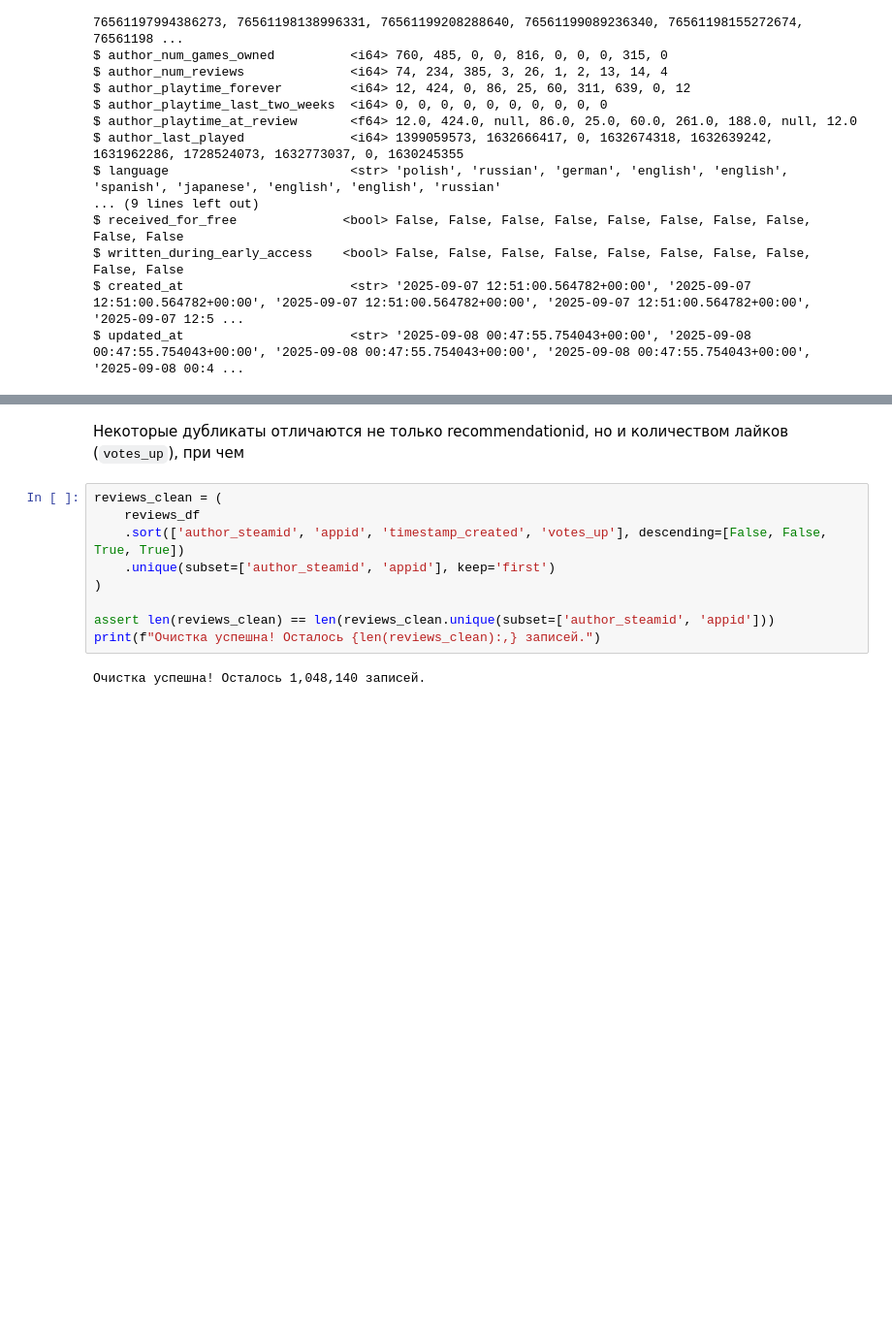
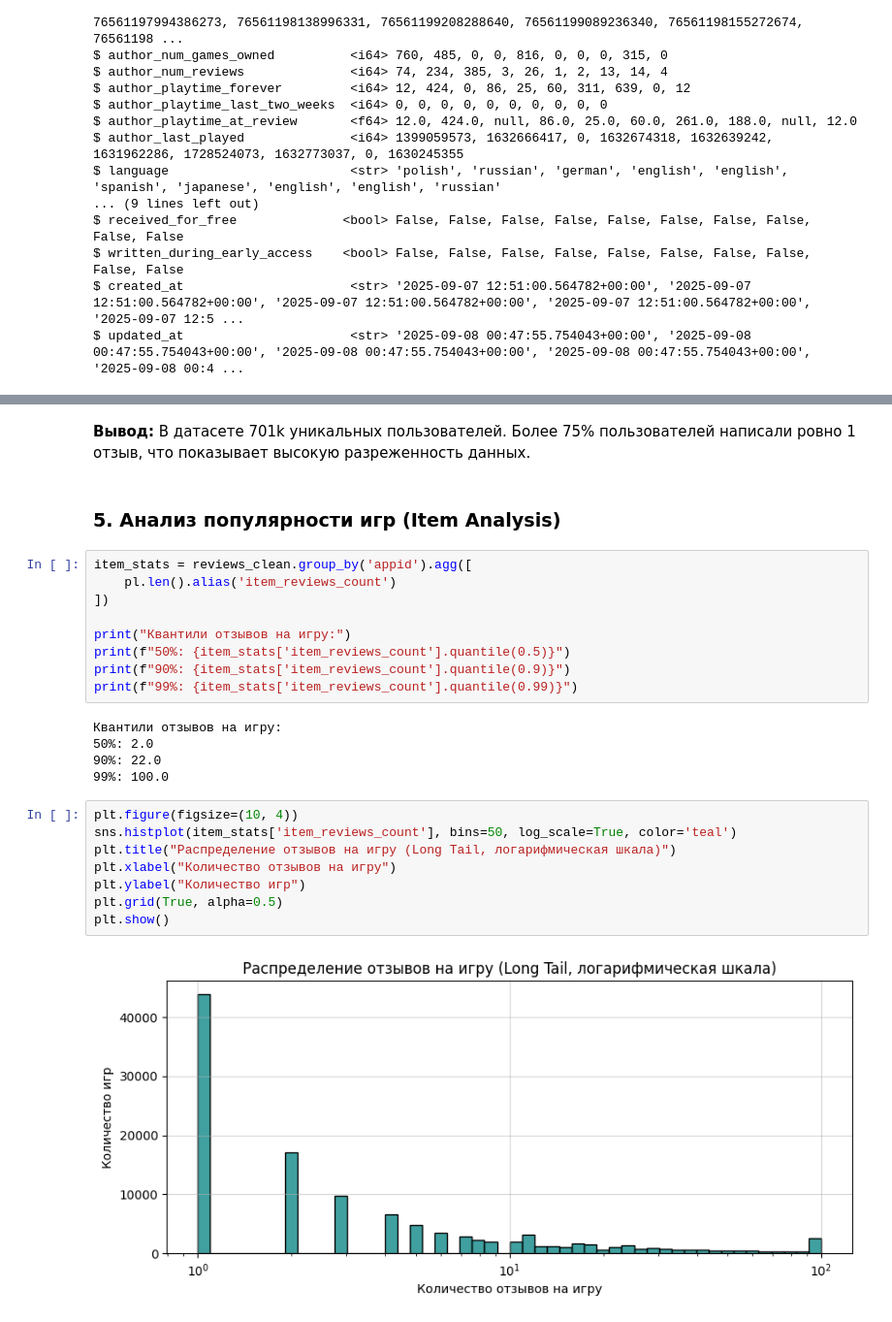
Before and after one commit to Alexander8841/steam-game-recsys, a Jupyter notebook: notebooks/02_reviews_eda_and_preprocessing.ipynb, the cells around one changed output, grey strips where cells are left out. Shown at 97% size. Saved outputs shown, nothing was run; the diff lists cells and outputs as text; blank space fills up the shorter version.

```diff
--- a/notebooks/02_reviews_eda_and_preprocessing.ipynb
+++ b/notebooks/02_reviews_eda_and_preprocessing.ipynb
@@ -136,13 +231,28 @@ shape: (6, 3)
 # %% [markdown]
-Некоторые дубликаты отличаются не только recommendationid, но и количеством лайков (`votes_up`), при чем
+**Вывод:** В датасете 701k уникальных пользователей. Более 75% пользователей написали ровно 1 отзыв, что показывает высокую разреженность данных.
+# %% [markdown]
+### 5. Анализ популярности игр (Item Analysis)
 # %%
-reviews_clean = (
-    reviews_df
-    .sort(['author_steamid', 'appid', 'timestamp_created', 'votes_up'], descending=[False, False, True, True])
-    .unique(subset=['author_steamid', 'appid'], keep='first')
-)
+item_stats = reviews_clean.group_by('appid').agg([
+    pl.len().alias('item_reviews_count')
+])
 
-assert len(reviews_clean) == len(reviews_clean.unique(subset=['author_steamid', 'appid']))
-print(f"Очистка успешна! Осталось {len(reviews_clean):,} записей.")
+print("Квантили отзывов на игру:")
+print(f"50%: {item_stats['item_reviews_count'].quantile(0.5)}")
+print(f"90%: {item_stats['item_reviews_count'].quantile(0.9)}")
+print(f"99%: {item_stats['item_reviews_count'].quantile(0.99)}")
 # %% [output]
-Очистка успешна! Осталось 1,048,140 записей.
+Квантили отзывов на игру:
+50%: 2.0
+90%: 22.0
+99%: 100.0
+# %%
+plt.figure(figsize=(10, 4))
+sns.histplot(item_stats['item_reviews_count'], bins=50, log_scale=True, color='teal')
+plt.title("Распределение отзывов на игру (Long Tail, логарифмическая шкала)")
+plt.xlabel("Количество отзывов на игру")
+plt.ylabel("Количество игр")
+plt.grid(True, alpha=0.5)
+plt.show()
+# %% [output]
+[figure, added]
```
Also changed, not shown: parts of 38 cells of this notebook, 1 other file.
